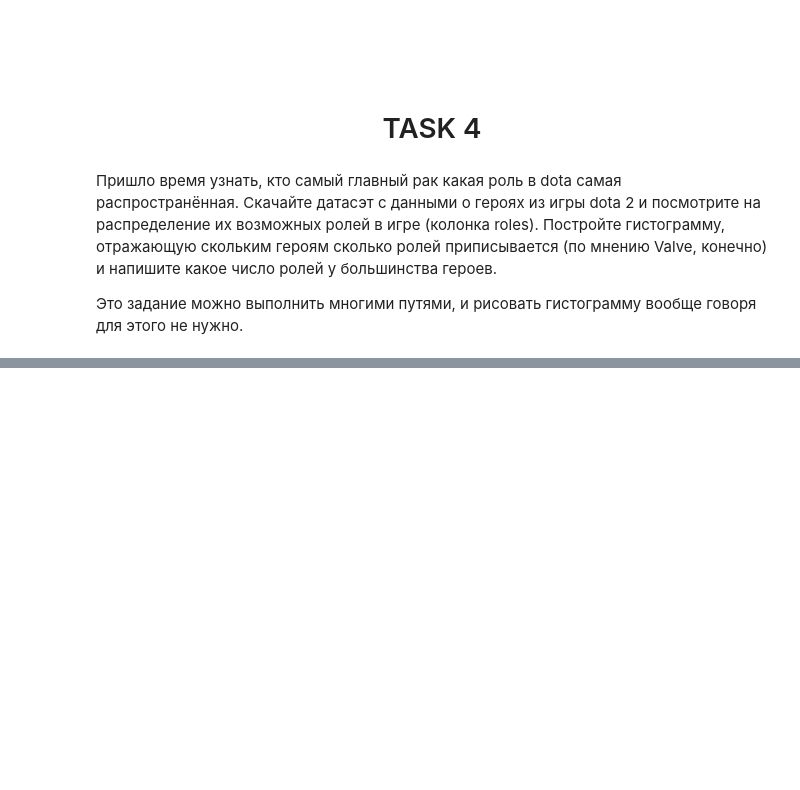
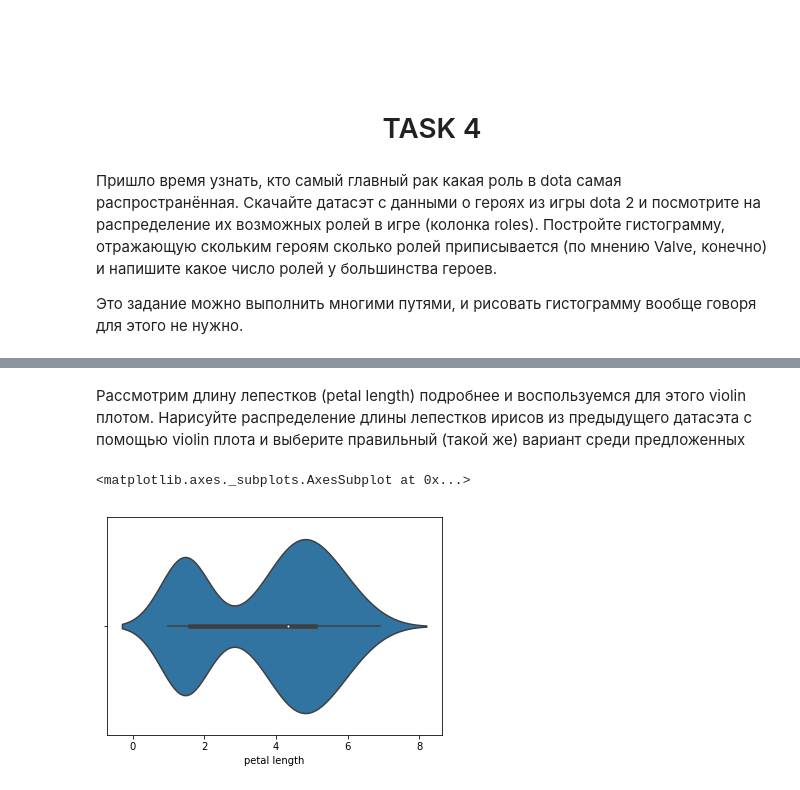
Before and after one commit to adrianoff/data_science_stepic, a Jupyter notebook: notebooks/1.7_visualization.ipynb, the cells around one changed output, grey strips where cells are left out. Drawn from its saved outputs; the diff is of its cells as text; code cells hidden in the pictures; blank space fills up the shorter version.

```diff
--- a/notebooks/1.7_visualization.ipynb
+++ b/notebooks/1.7_visualization.ipynb
@@ -149,0 +196,7 @@ df.head()
+# %% [markdown]
+Рассмотрим длину лепестков (petal length) подробнее и воспользуемся для этого violin плотом. Нарисуйте распределение длины лепестков ирисов из предыдущего датасэта с помощью violin плота и выберите правильный (такой же) вариант среди предложенных
+# %%
+sb.violinplot(x=df["petal length"])
+# %% [output]
+<matplotlib.axes._subplots.AxesSubplot at 0x...>
+[figure, added]
```
Also changed, not shown: parts of 12 cells of this notebook.
